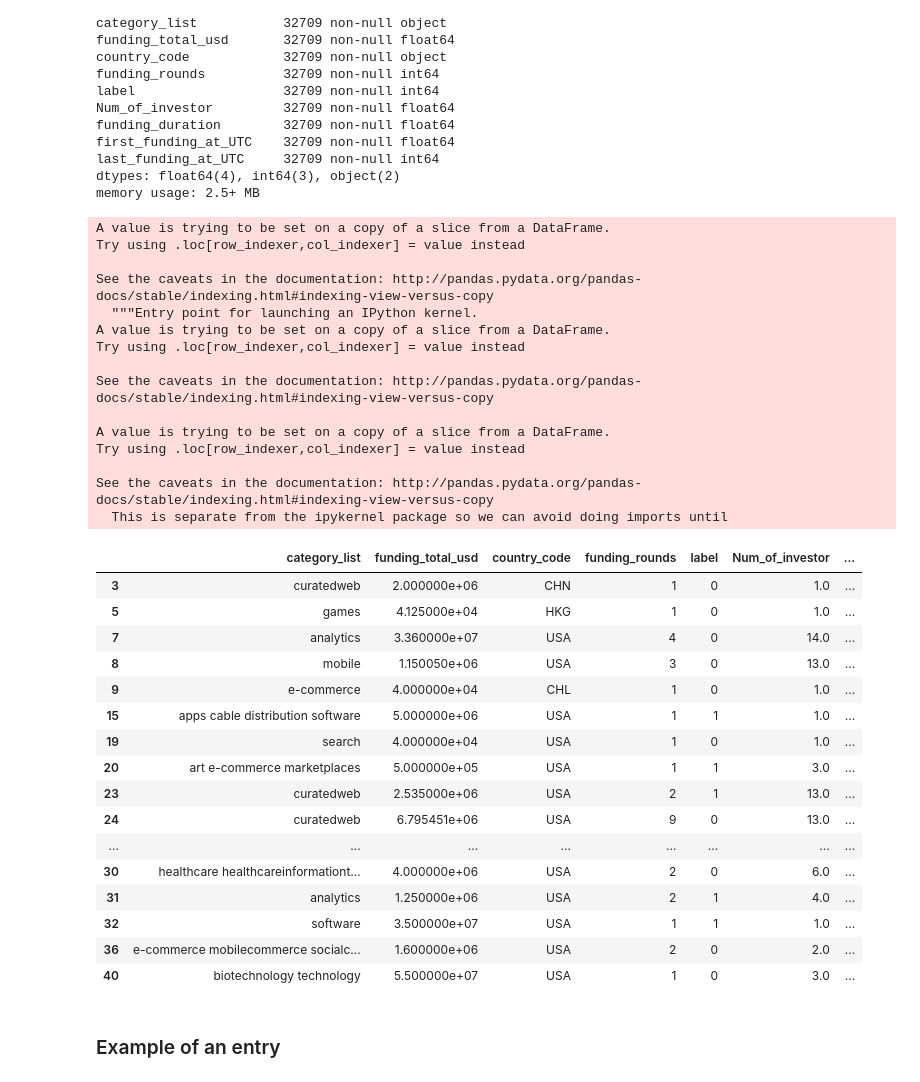
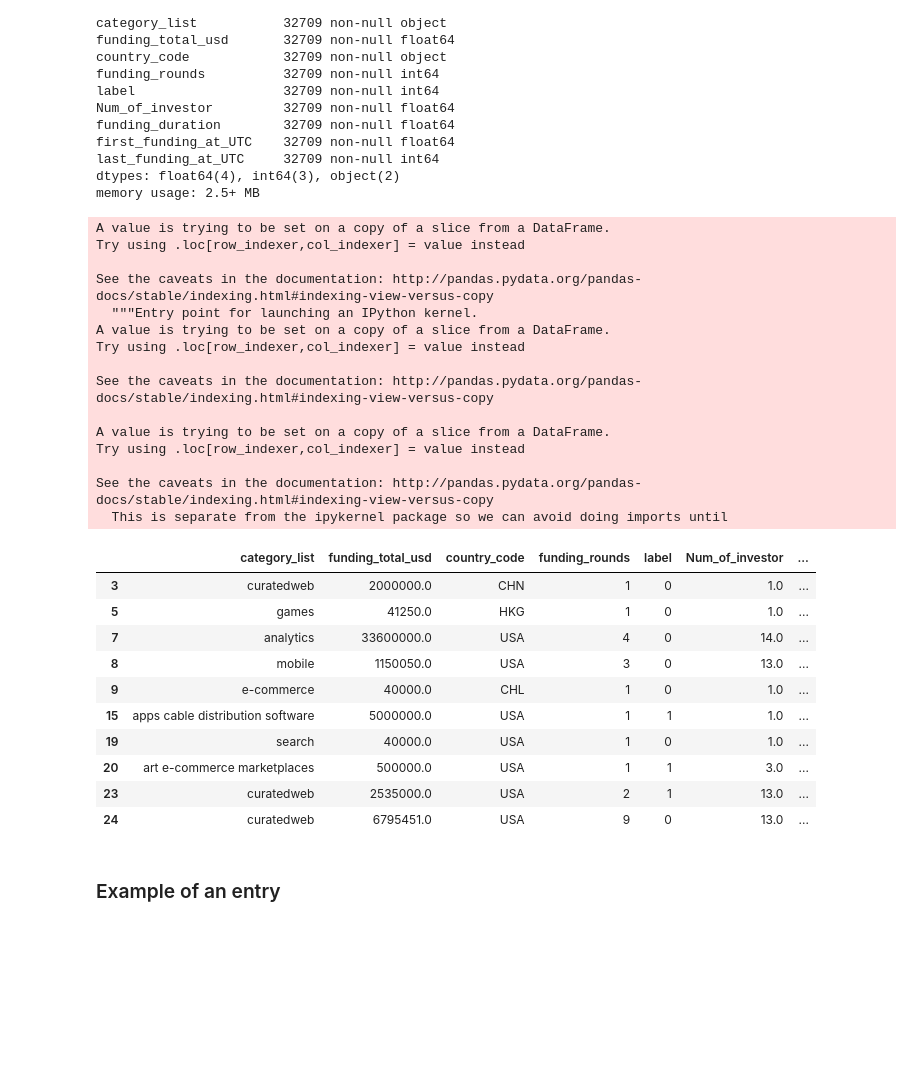
Before and after one commit to XiaoxiaoRen-SJSU/CMPE255_Team_Project, a Jupyter notebook: Data_preprocessingV2.ipynb, the cells around one changed output. Saved outputs shown, nothing was run; the diff lists cells and outputs as text; code cells hidden in the pictures; blank space fills up the shorter version.

```diff
--- a/Data_preprocessingV2.ipynb
+++ b/Data_preprocessingV2.ipynb
@@ -183,41 +183,35 @@ memory usage: 2.5+ MB
 # %%
 companies_allFeature_clean['category_list'] = companies_allFeature_clean['category_list'].str.lower()
 companies_allFeature_clean['category_list'] = companies_allFeature_clean['category_list'].str.replace('\s', '')
 companies_allFeature_clean['category_list'] = companies_allFeature_clean['category_list'].str.replace('|', ' ')
-companies_allFeature_clean.head(20)
+companies_allFeature_clean.head(10)
 # %% [output]
 A value is trying to be set on a copy of a slice from a DataFrame.
 Try using .loc[row_indexer,col_indexer] = value instead
 
 See the caveats in the documentation: http://pandas.pydata.org/pandas-docs/stable/indexing.html#indexing-view-versus-copy
   """Entry point for launching an IPython kernel.
 A value is trying to be set on a copy of a slice from a DataFrame.
 Try using .loc[row_indexer,col_indexer] = value instead
 
 See the caveats in the documentation: http://pandas.pydata.org/pandas-docs/stable/indexing.html#indexing-view-versus-copy
 
 A value is trying to be set on a copy of a slice from a DataFrame.
 Try using .loc[row_indexer,col_indexer] = value instead
 
 See the caveats in the documentation: http://pandas.pydata.org/pandas-docs/stable/indexing.html#indexing-view-versus-copy
   This is separate from the ipykernel package so we can avoid doing imports until
 |  | category_list | funding_total_usd | country_code | funding_rounds | label | Num_of_investor | ... |
-| 3 | curatedweb | 2.000000e+06 | CHN | 1 | 0 | 1.0 | ... |
-| 5 | games | 4.125000e+04 | HKG | 1 | 0 | 1.0 | ... |
-| 7 | analytics | 3.360000e+07 | USA | 4 | 0 | 14.0 | ... |
-| 8 | mobile | 1.150050e+06 | USA | 3 | 0 | 13.0 | ... |
-| 9 | e-commerce | 4.000000e+04 | CHL | 1 | 0 | 1.0 | ... |
-| 15 | apps cable distribution software | 5.000000e+06 | USA | 1 | 1 | 1.0 | ... |
-| 19 | search | 4.000000e+04 | USA | 1 | 0 | 1.0 | ... |
-| 20 | art e-commerce marketplaces | 5.000000e+05 | USA | 1 | 1 | 3.0 | ... |
-| 23 | curatedweb | 2.535000e+06 | USA | 2 | 1 | 13.0 | ... |
-| 24 | curatedweb | 6.795451e+06 | USA | 9 | 0 | 13.0 | ... |
-| ... | ... | ... | ... | ... | ... | ... | ... |
-| 30 | healthcare healthcareinformationt... | 4.000000e+06 | USA | 2 | 0 | 6.0 | ... |
-| 31 | analytics | 1.250000e+06 | USA | 2 | 1 | 4.0 | ... |
-| 32 | software | 3.500000e+07 | USA | 1 | 1 | 1.0 | ... |
-| 36 | e-commerce mobilecommerce socialc... | 1.600000e+06 | USA | 2 | 0 | 2.0 | ... |
-| 40 | biotechnology technology | 5.500000e+07 | USA | 1 | 0 | 3.0 | ... |
+| 3 | curatedweb | 2000000.0 | CHN | 1 | 0 | 1.0 | ... |
+| 5 | games | 41250.0 | HKG | 1 | 0 | 1.0 | ... |
+| 7 | analytics | 33600000.0 | USA | 4 | 0 | 14.0 | ... |
+| 8 | mobile | 1150050.0 | USA | 3 | 0 | 13.0 | ... |
+| 9 | e-commerce | 40000.0 | CHL | 1 | 0 | 1.0 | ... |
+| 15 | apps cable distribution software | 5000000.0 | USA | 1 | 1 | 1.0 | ... |
+| 19 | search | 40000.0 | USA | 1 | 0 | 1.0 | ... |
+| 20 | art e-commerce marketplaces | 500000.0 | USA | 1 | 1 | 3.0 | ... |
+| 23 | curatedweb | 2535000.0 | USA | 2 | 1 | 13.0 | ... |
+| 24 | curatedweb | 6795451.0 | USA | 9 | 0 | 13.0 | ... |
 # %% [markdown]
 ### Example of an entry
 # %%
```
Also changed, not shown: parts of 10 cells of this notebook, 3 other files.
